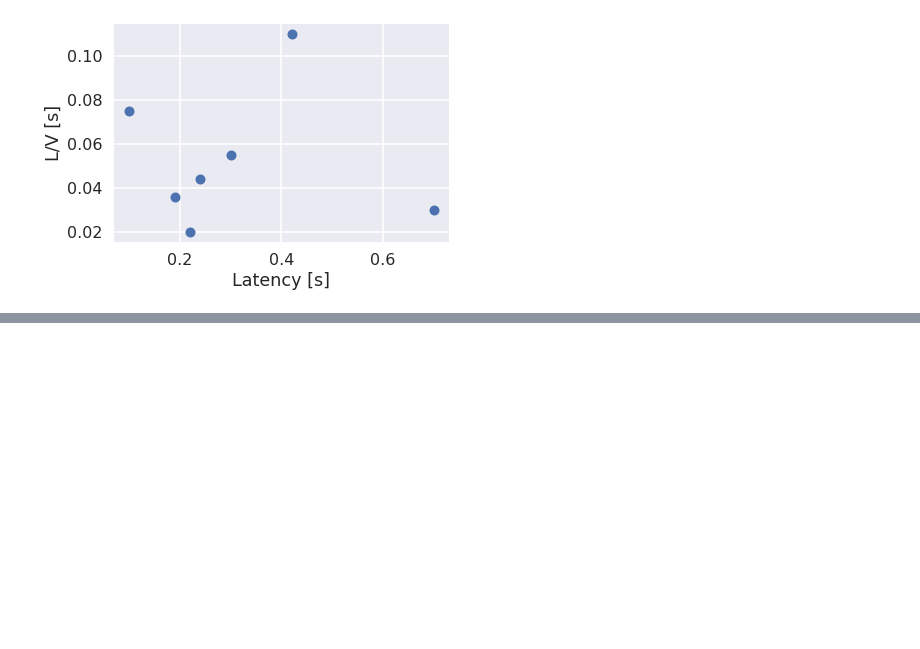
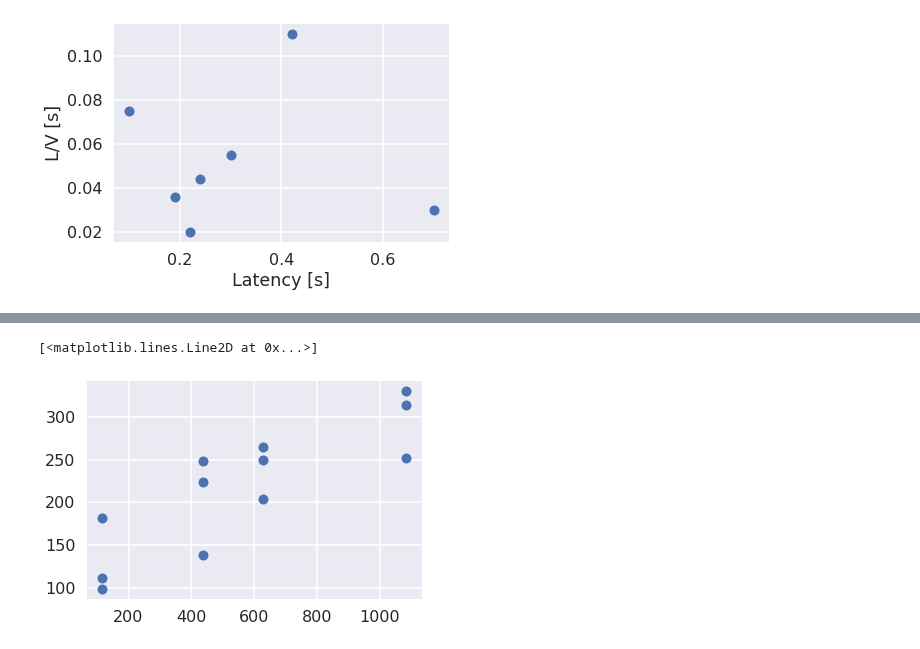
Before and after one commit to awakenting/master-thesis, a Jupyter notebook: code/looming_stimulus_model_feedforward_inhibition_faster_stimuli.ipynb, the cells around one changed output, grey strips where cells are left out. Saved outputs shown, nothing was run; the diff lists cells and outputs as text; code cells hidden in the pictures; blank space fills up the shorter version.

Commit message:
added data from dill1974 to notebook

```diff
--- a/code/looming_stimulus_model_feedforward_inhibition_faster_stimuli.ipynb
+++ b/code/looming_stimulus_model_feedforward_inhibition_faster_stimuli.ipynb
@@ -333,0 +335,11 @@ Text(0,0.5,'L/V [s]')
+# %%
+sizes = np.array([25.4]*4 + [38.1]*4 + [50.8]*4)
+velocities = np.array([115.8, 435.9, 627.9, 1085.1]*3)
+dill_lv_values = sizes/velocities
+dill_response_distances = np.array([111.6, 138.0, 204.0, 252.0, 182.1, 224.1, 249.6, 330.0, 99.0, 248.1, 264.9, 313.5])
+dill_response_angles = np.arctan2(sizes/2, dill_response_distances)*2
+dill_response_angles_degrees = dill_response_angles/np.pi*180
+print(sizes)
+print(velocities)
+print(dill_lv_values)
+print(dill_response_angles_degrees)
@@ -333,0 +354,5 @@ Text(0,0.5,'L/V [s]')
+# %%
+plt.plot(velocities, dill_response_distances, '.', ms=20)
+# %% [output]
+[<matplotlib.lines.Line2D at 0x...>]
+[figure, added]
```
Also changed, not shown: parts of 10 cells of this notebook.
